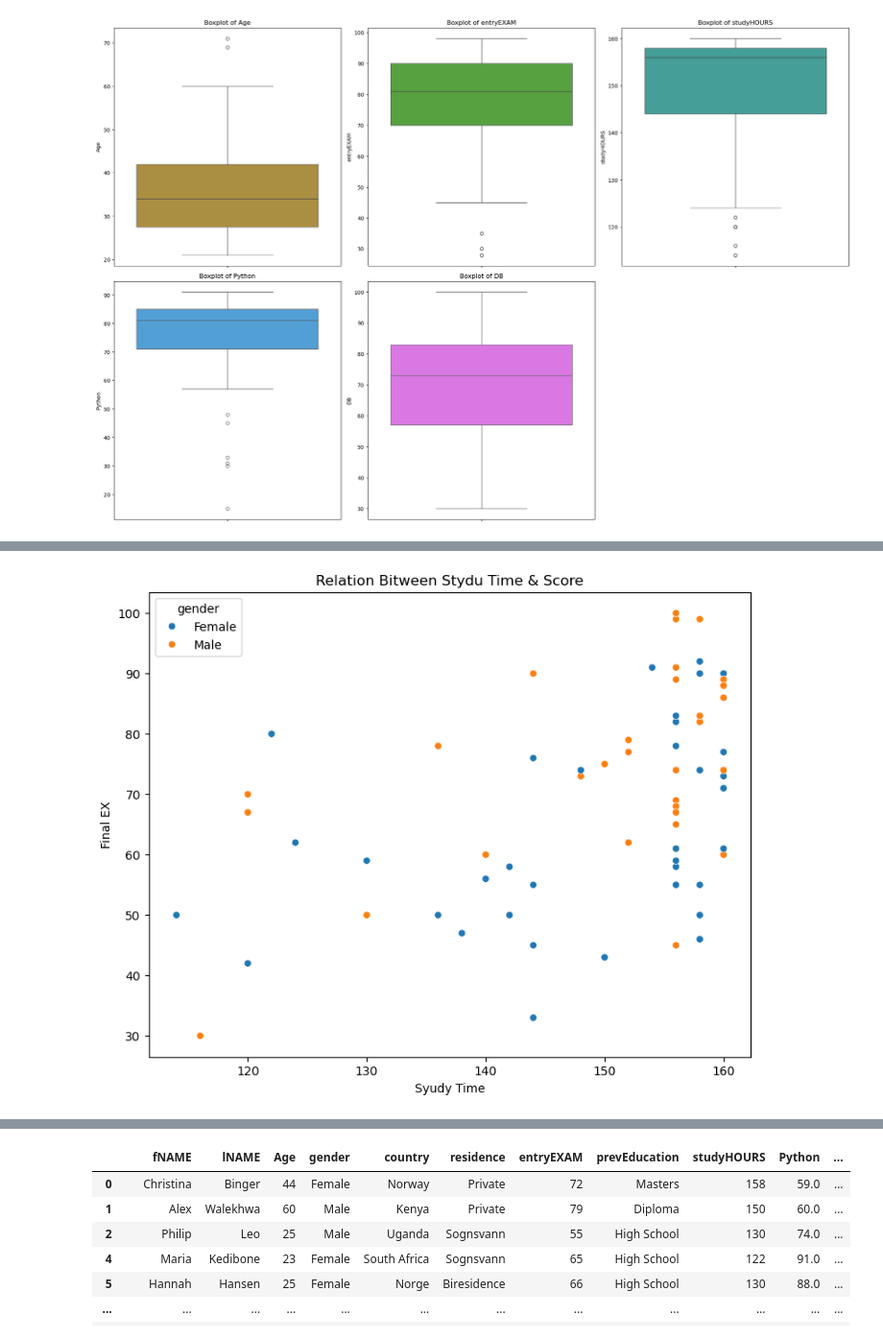
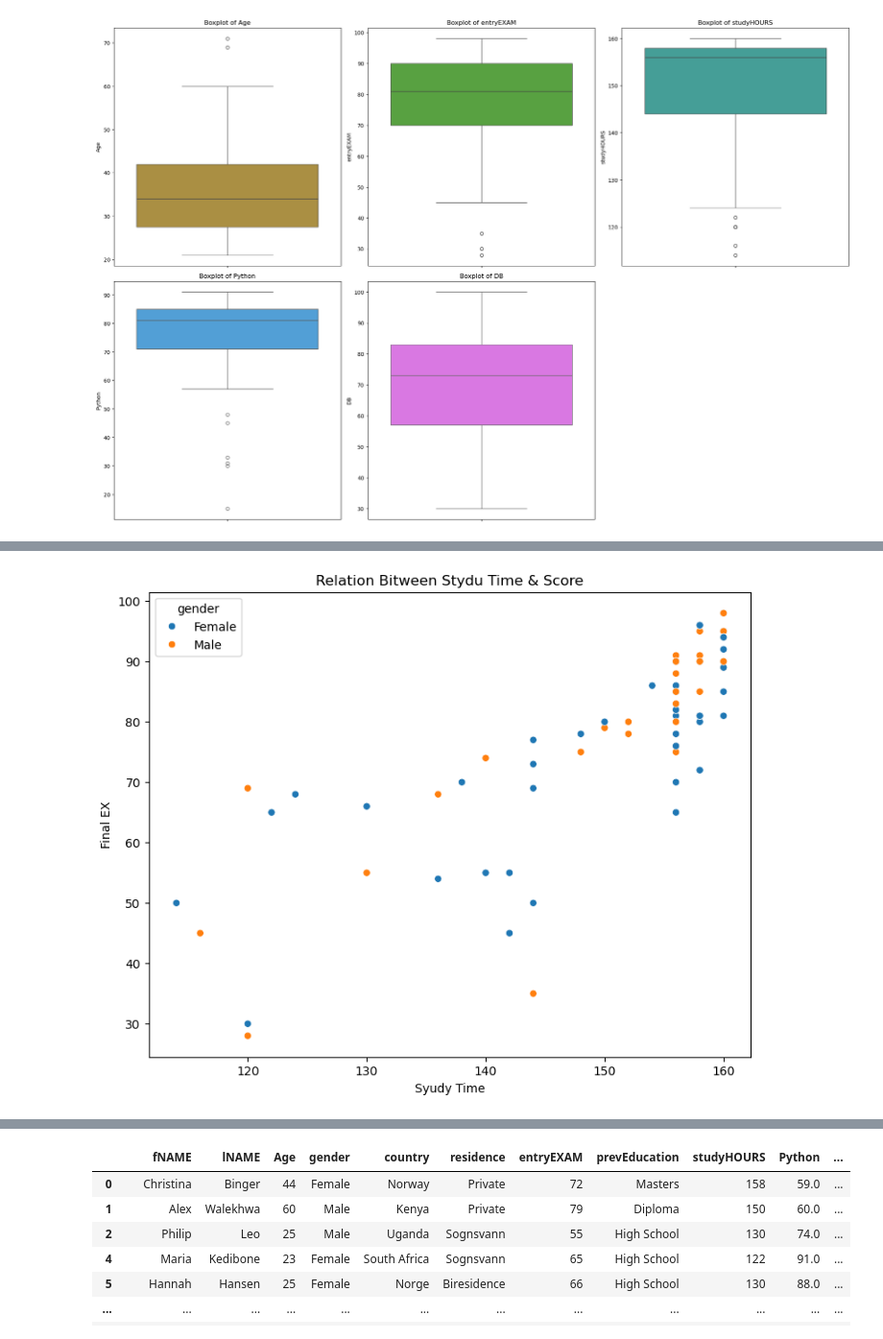
Before and after one commit to Moein1239/Student-Success-Optimization, a Jupyter notebook: Code/United1.ipynb, the cells around one changed output, grey strips where cells are left out. Shown at 96% size. Cells and saved outputs as stored; diff of their text form; code cells hidden in the pictures.

```diff
--- a/Code/United1.ipynb
+++ b/Code/United1.ipynb
@@ -85,7 +121,7 @@ plt.show()
 df['gender'] = df['gender'].replace({'M': 'Male','F': 'Female'})
 df['gender'] = df['gender'].replace({'male': 'Male','female': 'Female'})
 df['residence'] = df['residence'].str.replace(r'[\s\-_]', '', regex=True)
-df['prevEducation'] = df['prevEducation'].replace({'Diplomaaa': 'Diploma'})
+df['prevEducation'] = df['prevEducation'].replace({'Diplomaaa': 'Diploma','Barrrchelors':'Bachelors'})
 df['prevEducation'] = df['prevEducation'].str.replace(r'(?i)^Highschool$', 'High School', regex=True)
 # Alignment of letters
 df['country'] = df['country'].str.strip().str.title()
@@ -143,14 +193,14 @@ Passing `palette` without assigning `hue` is deprecated and will be removed in v
 # %%
 df['studyHOURS']=df['studyHOURS'].astype(int)
 
 plt.figure(figsize=(9,7))
-sns.scatterplot(x='studyHOURS',y='DB',hue='gender',data=df )
+sns.scatterplot(x='studyHOURS',y='entryEXAM',hue='gender',data=df )
 plt.title('Relation Bitween Stydu Time & Score')
 plt.xlabel('Syudy Time')
 plt.ylabel('Final EX')
 plt.show()
 # %% [output]
-[figure, old version]
+[figure, new version]
 # %%
 #Feature Engineering
 from sklearn.preprocessing import LabelEncoder
```
Also changed, not shown: parts of 9 cells of this notebook.
